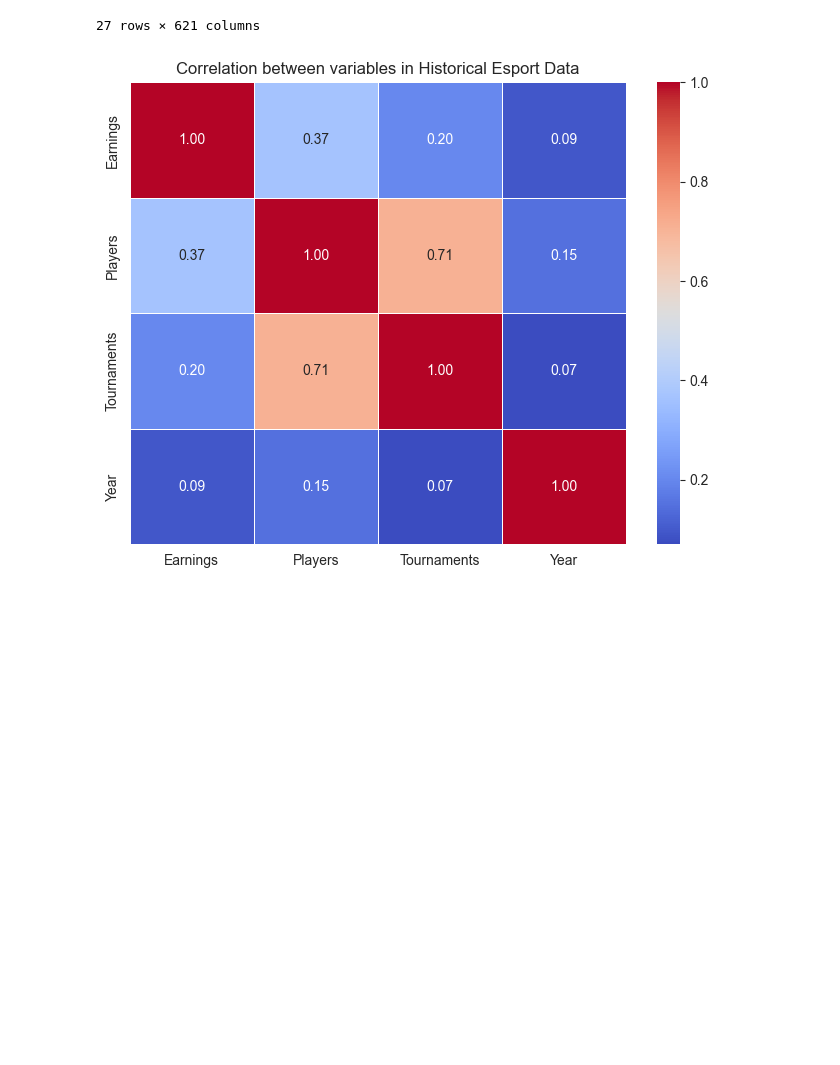
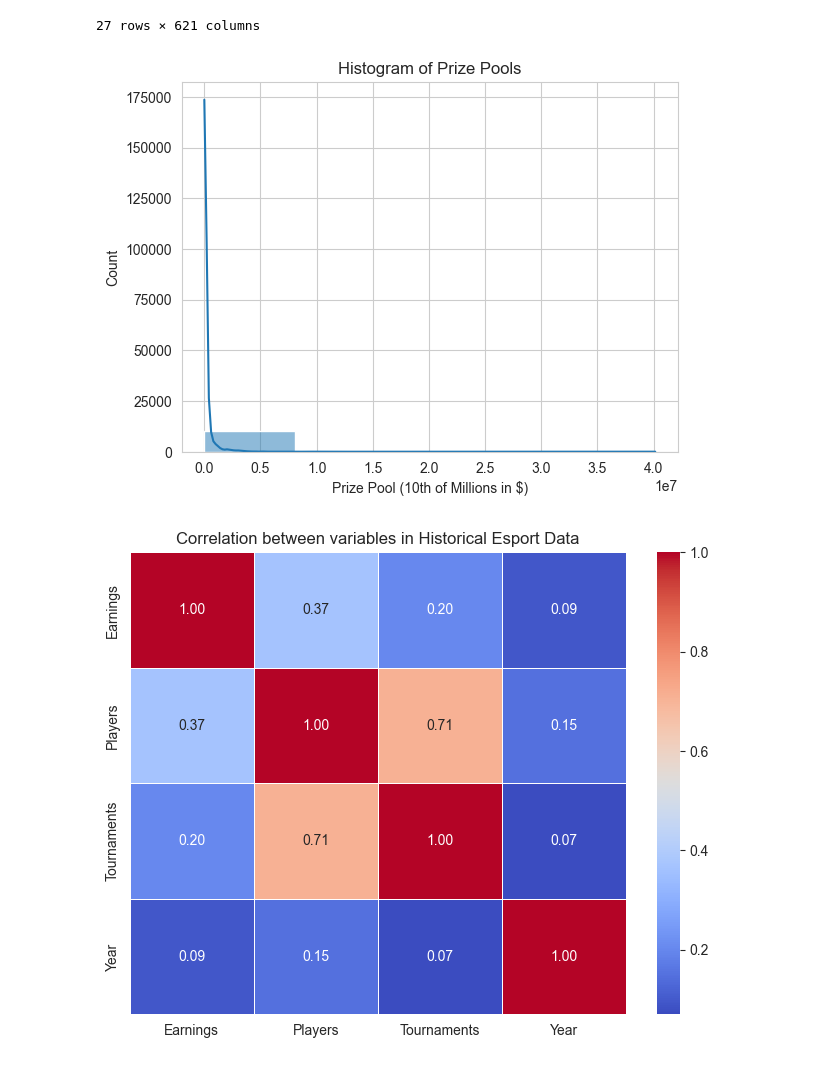
Before and after one commit to AndreasL85/pyprojektarbete, a Jupyter notebook: esports.ipynb, the cells around one changed output. Drawn from its saved outputs; the diff is of its cells as text; code cells hidden in the pictures; blank space fills up the shorter version.

```diff
--- a/esports.ipynb
+++ b/esports.ipynb
@@ -228,4 +260,12 @@ pivot
 | 2023 | 10 | 0 | 8,919 | 5,486 | 40,316 | 386 | ... |
 | 2024 | 92 | 0 | 4,600 | 17,587 | 50,402 | 490 | ... |
 27 rows × 621 columns
+# %%
+# Histogram över Prize Pools
+sns.histplot(data['Earnings'], bins=5, kde=True)
+plt.title('Histogram of Prize Pools')
+plt.xlabel("Prize Pool (10th of Millions in $)")
+plt.show()
+# %% [output]
+[figure, added]
 # %%
```
Also changed, not shown: parts of 27 cells of this notebook.
